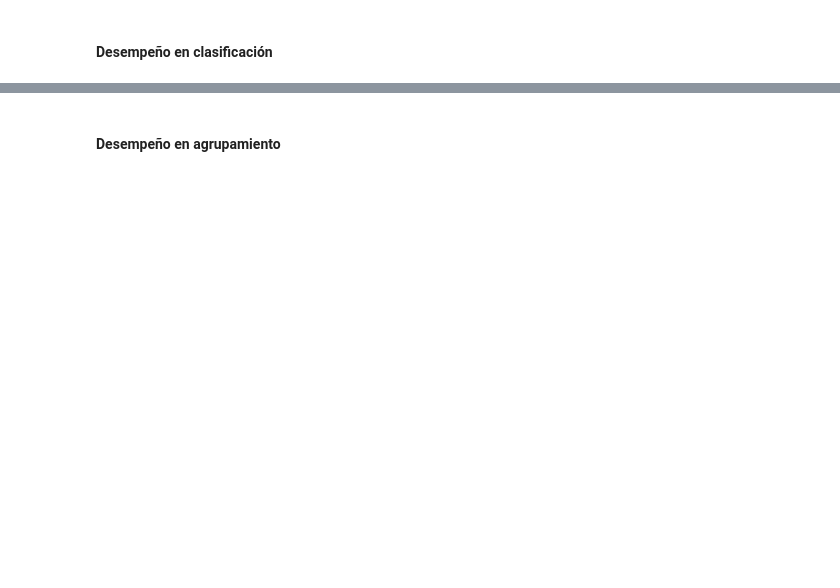
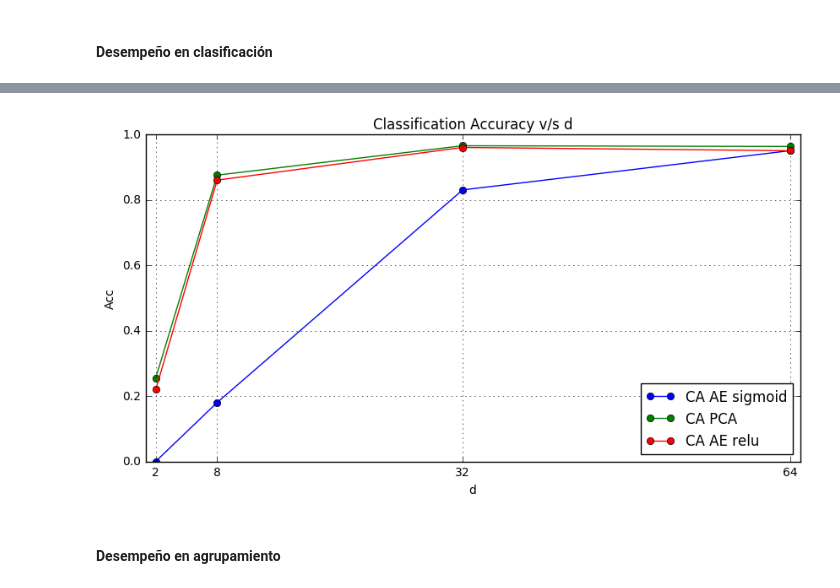
Before and after one commit to mavillan/ANN, a Jupyter notebook: tarea2/tarea2-part1.ipynb, the cells around one changed output, grey strips where cells are left out. Saved outputs shown, nothing was run; the diff lists cells and outputs as text; code cells hidden in the pictures; blank space fills up the shorter version.

```diff
--- a/tarea2/tarea2-part1.ipynb
+++ b/tarea2/tarea2-part1.ipynb
@@ -513,3 +518,8 @@ Classification Accuracy: 0.9631
+# %%
+data_dict = {'CA AE sigmoid': ca_ae_sigmoid, 'CA AE relu':ca_ae_relu, 'CA PCA':ca_pca}
+show_results(data_dict, [2,8,32,64], xlabel='d', ylabel='Acc', title='Classification Accuracy v/s d', loc=4)
+# %% [output]
+[figure, added]
 # %% [markdown]
 #### Desempeño en agrupamiento
 # %%
```
Also changed, not shown: parts of 21 cells of this notebook, 1 other file.
